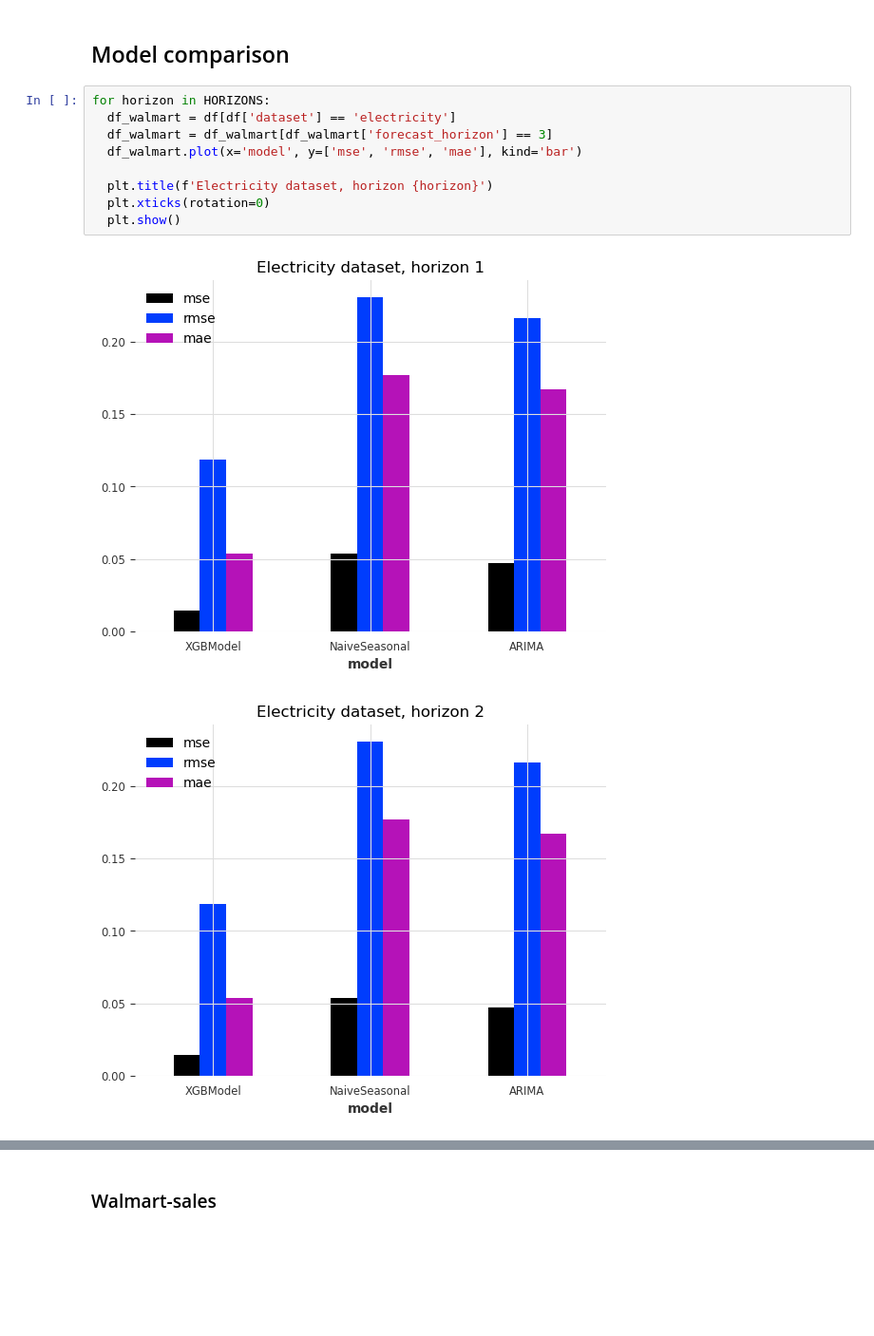
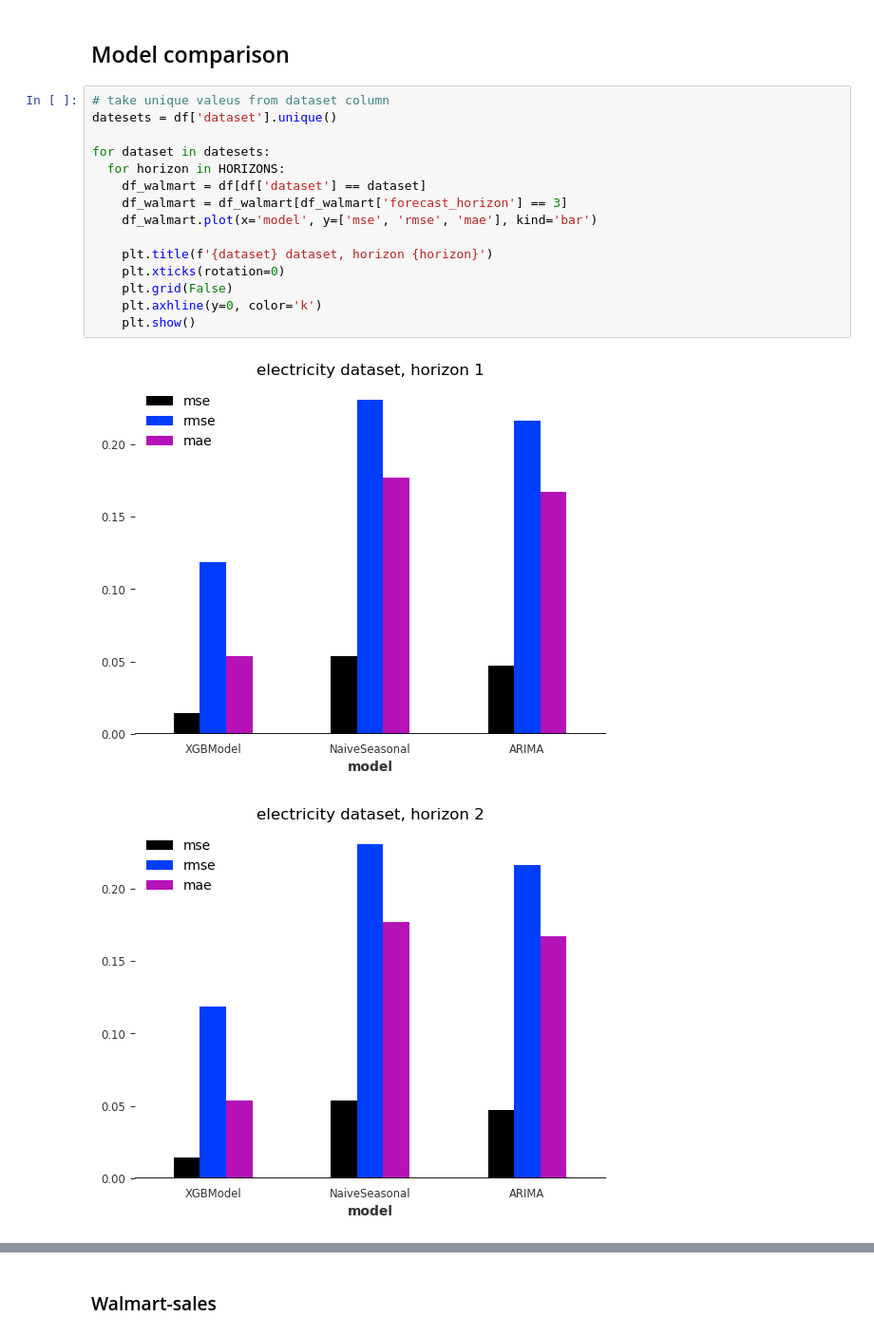
Before and after one commit to kosmydel/stock-timeseries-prediction, a Jupyter notebook: raport.ipynb, the cells around one changed output, grey strips where cells are left out. Shown at 95% size. Saved outputs shown, nothing was run; the diff lists cells and outputs as text; blank space fills up the shorter version.

```diff
--- a/raport.ipynb
+++ b/raport.ipynb
@@ -42,14 +43,20 @@ df.head(20)
 # %% [markdown]
 ## Model comparison
 # %%
-for horizon in HORIZONS:
-  df_walmart = df[df['dataset'] == 'electricity']
-  df_walmart = df_walmart[df_walmart['forecast_horizon'] == 3]
-  df_walmart.plot(x='model', y=['mse', 'rmse', 'mae'], kind='bar')
+# take unique valeus from dataset column
+datesets = df['dataset'].unique()
 
-  plt.title(f'Electricity dataset, horizon {horizon}')
-  plt.xticks(rotation=0)
-  plt.show()
+for dataset in datesets:
+  for horizon in HORIZONS:
+    df_walmart = df[df['dataset'] == dataset]
+    df_walmart = df_walmart[df_walmart['forecast_horizon'] == 3]
+    df_walmart.plot(x='model', y=['mse', 'rmse', 'mae'], kind='bar')
+
+    plt.title(f'{dataset} dataset, horizon {horizon}')
+    plt.xticks(rotation=0)
+    plt.grid(False)
+    plt.axhline(y=0, color='k')
+    plt.show()
 # %% [output]
-[figure, old version]
+[figure, new version]
-[figure, old version]
+[figure, new version]
```
Also changed, not shown: parts of 3 cells of this notebook.
